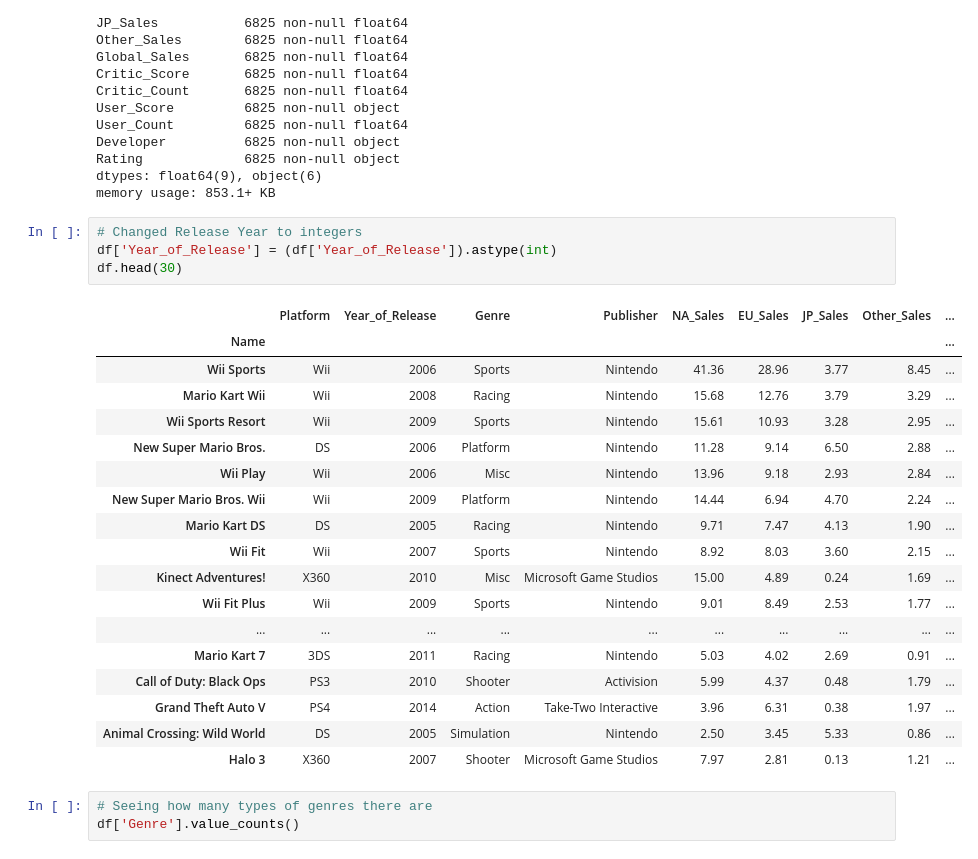
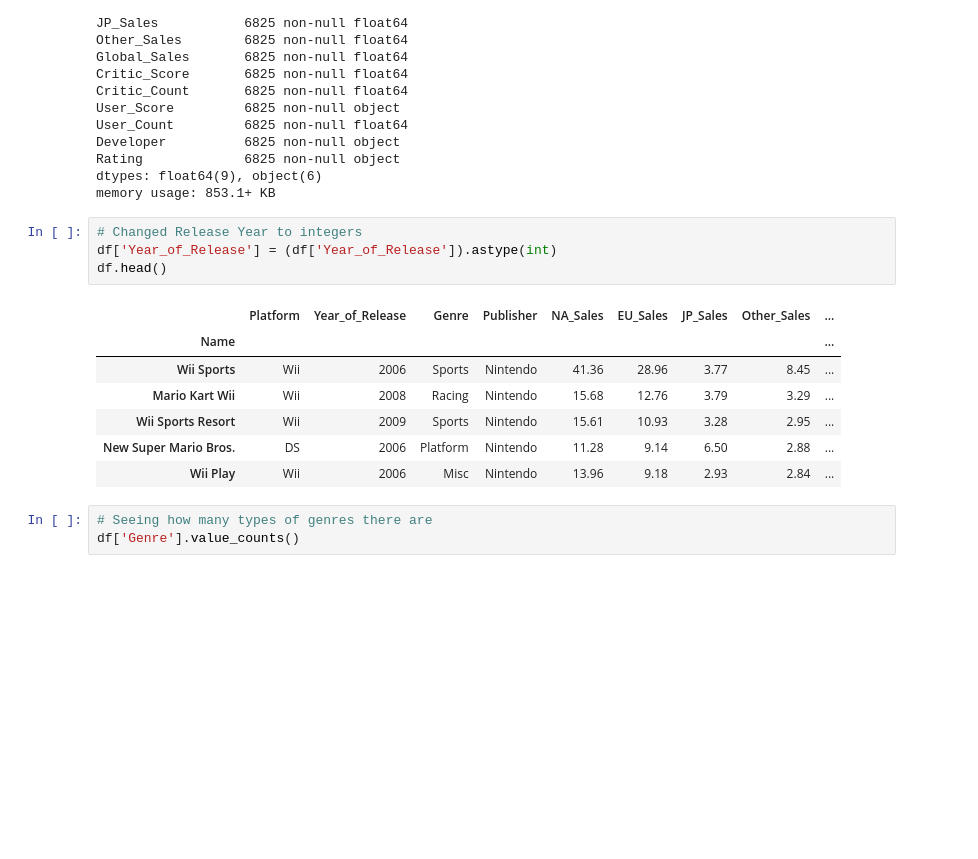
Before and after one commit to SportsReiter12/Data-Science, a Jupyter notebook: Video Game Capstone Project/Data Wrangling/Video Game Capstone Project Data Wrangling.ipynb, the cells around one changed output. Drawn from its saved outputs; the diff is of its cells as text; blank space fills up the shorter version.

```diff
--- a/Video Game Capstone Project/Data Wrangling/Video Game Capstone Project Data Wrangling.ipynb
+++ b/Video Game Capstone Project/Data Wrangling/Video Game Capstone Project Data Wrangling.ipynb
@@ -60,26 +50,15 @@ memory usage: 853.1+ KB
 # %%
 # Changed Release Year to integers
 df['Year_of_Release'] = (df['Year_of_Release']).astype(int)
-df.head(30)
+df.head()
 # %% [output]
 |  | Platform | Year_of_Release | Genre | Publisher | NA_Sales | EU_Sales | JP_Sales | Other_Sales | ... |
 | Name |  |  |  |  |  |  |  |  | ... |
 | Wii Sports | Wii | 2006 | Sports | Nintendo | 41.36 | 28.96 | 3.77 | 8.45 | ... |
 | Mario Kart Wii | Wii | 2008 | Racing | Nintendo | 15.68 | 12.76 | 3.79 | 3.29 | ... |
 | Wii Sports Resort | Wii | 2009 | Sports | Nintendo | 15.61 | 10.93 | 3.28 | 2.95 | ... |
 | New Super Mario Bros. | DS | 2006 | Platform | Nintendo | 11.28 | 9.14 | 6.50 | 2.88 | ... |
 | Wii Play | Wii | 2006 | Misc | Nintendo | 13.96 | 9.18 | 2.93 | 2.84 | ... |
-| New Super Mario Bros. Wii | Wii | 2009 | Platform | Nintendo | 14.44 | 6.94 | 4.70 | 2.24 | ... |
-| Mario Kart DS | DS | 2005 | Racing | Nintendo | 9.71 | 7.47 | 4.13 | 1.90 | ... |
-| Wii Fit | Wii | 2007 | Sports | Nintendo | 8.92 | 8.03 | 3.60 | 2.15 | ... |
-| Kinect Adventures! | X360 | 2010 | Misc | Microsoft Game Studios | 15.00 | 4.89 | 0.24 | 1.69 | ... |
-| Wii Fit Plus | Wii | 2009 | Sports | Nintendo | 9.01 | 8.49 | 2.53 | 1.77 | ... |
-| ... | ... | ... | ... | ... | ... | ... | ... | ... | ... |
-| Mario Kart 7 | 3DS | 2011 | Racing | Nintendo | 5.03 | 4.02 | 2.69 | 0.91 | ... |
-| Call of Duty: Black Ops | PS3 | 2010 | Shooter | Activision | 5.99 | 4.37 | 0.48 | 1.79 | ... |
-| Grand Theft Auto V | PS4 | 2014 | Action | Take-Two Interactive | 3.96 | 6.31 | 0.38 | 1.97 | ... |
-| Animal Crossing: Wild World | DS | 2005 | Simulation | Nintendo | 2.50 | 3.45 | 5.33 | 0.86 | ... |
-| Halo 3 | X360 | 2007 | Shooter | Microsoft Game Studios | 7.97 | 2.81 | 0.13 | 1.21 | ... |
 # %%
 # Seeing how many types of genres there are
 df['Genre'].value_counts()
```
Also changed, not shown: parts of 8 cells of this notebook.
